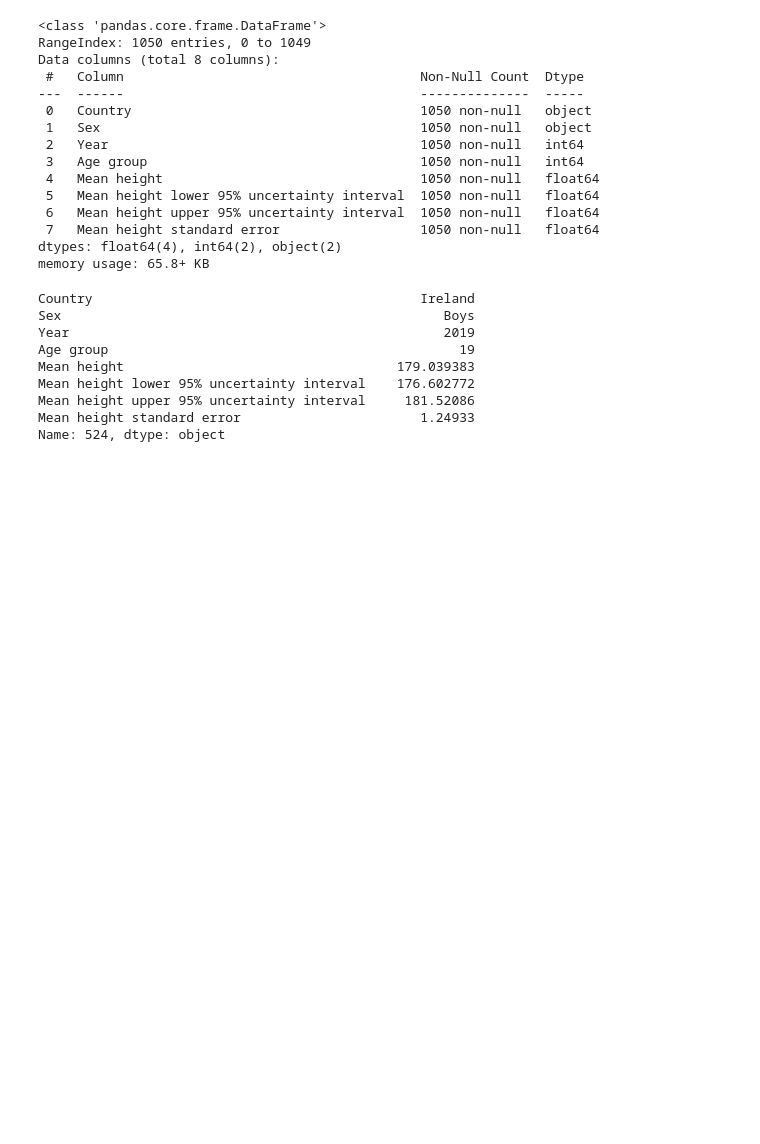
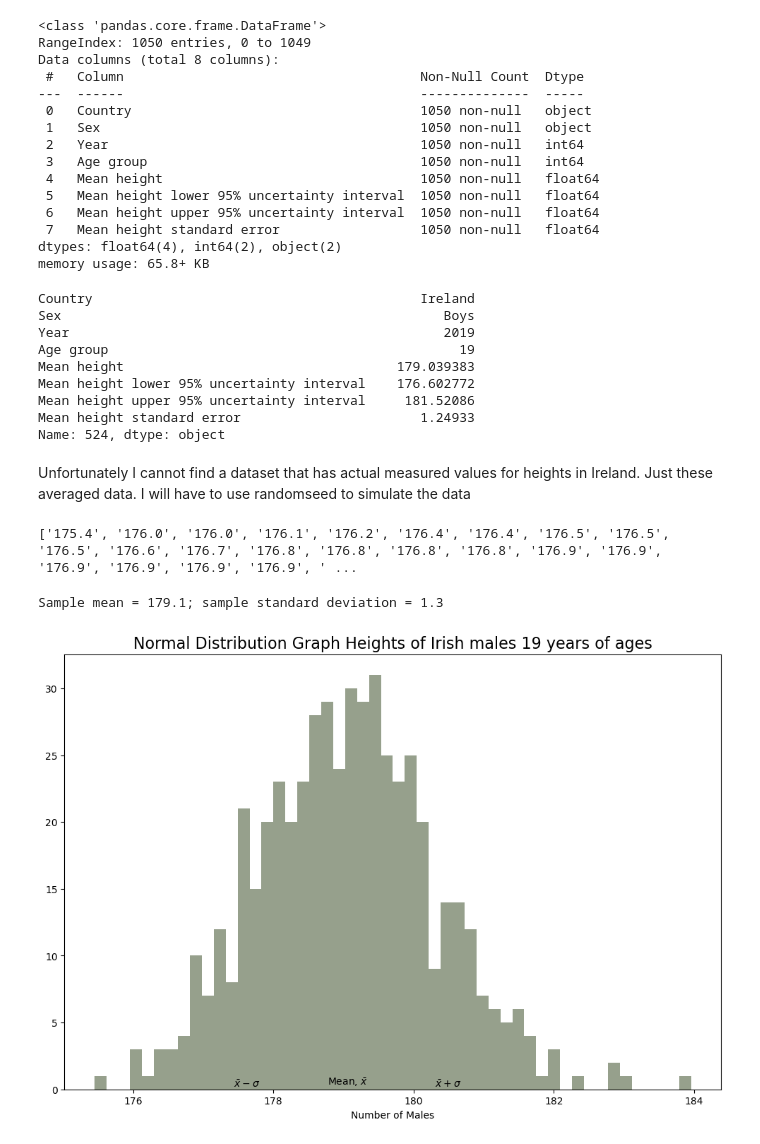
Before and after one commit to BridK02/fundata-assessment, a Jupyter notebook: Normal Distribution.ipynb, the cells around one changed output. Cells and saved outputs as stored; diff of their text form; code cells hidden in the pictures; blank space fills up the shorter version.

Commit message:
heights normal distribution simulation

```diff
--- a/Normal Distribution.ipynb
+++ b/Normal Distribution.ipynb
@@ -141,3 +141,39 @@ Mean height lower 95% uncertainty interval    176.602772
 Mean height upper 95% uncertainty interval     181.52086
 Mean height standard error                       1.24933
 Name: 524, dtype: object
+# %% [markdown]
+Unfortunately I cannot find a dataset that has actual measured values for heights in Ireland. Just these averaged data. I will have to use randomseed to simulate the data
+# %%
+# Create fake data using the mean and standard error ref https://rowannicholls.github.io/python/statistics/confidence_intervals.html
+mean =  179.039383
+standard_error =  1.24933
+x = np.random.normal(mean, standard_error, sample_size) # normal dirtribution
+
+print([f'{x:.1f}' for x in sorted(x)])
+# %% [output]
+['175.4', '176.0', '176.0', '176.1', '176.2', '176.4', '176.4', '176.5', '176.5', '176.5', '176.6', '176.7', '176.8', '176.8', '176.8', '176.8', '176.9', '176.9', '176.9', '176.9', '176.9', '176.9', ' ...
+# %%
+mean = np.mean(x)
+s = np.std(x, ddof=1)  # Use ddof=1 to get the sample standard deviation
+
+print(rf'Sample mean = {mean:4.1f}; sample standard deviation = {s:3.1f}')
+# %% [output]
+Sample mean = 179.1; sample standard deviation = 1.3
+# %%
+plt.figure(figsize=(12,8))
+plt.hist(x, bins= 50, alpha=0.6, color='#51613f')
+
+plt.xlabel('Heights')
+plt.xlabel('Number of Males')
+
+plt.title('Normal Distribution Graph Heights of Irish males 19 years of ages', fontsize=16)
+
+# Text
+plt.text(mean - standard_error, norm.pdf(mean - standard_error, mean, standard_error) * 1.04, r'$\bar x - \sigma$', ha='right')
+plt.text(mean, norm.pdf(mean, mean, standard_error) * 1.02, r'Mean, $\bar x$', ha='center')
+plt.text(mean + standard_error, norm.pdf(mean + standard_error, mean, standard_error) * 1.04, r'$\bar x + \sigma$', ha='left')
+# Finish
+plt.show()
+plt.close()
+# %% [output]
+[figure, added]
```
Also changed, not shown: parts of 1 cell of this notebook.
